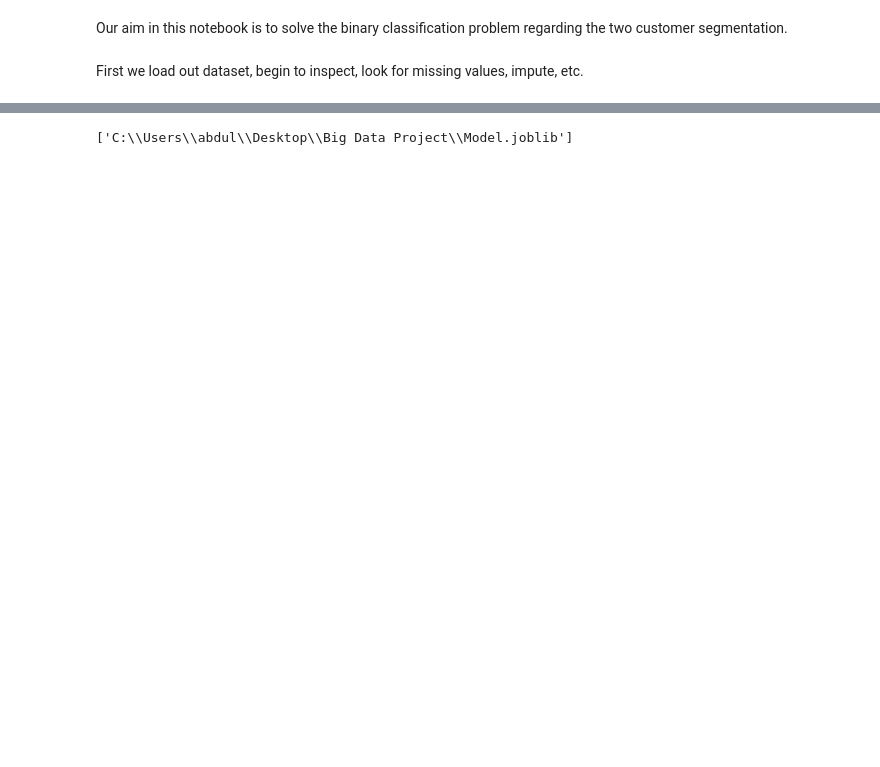
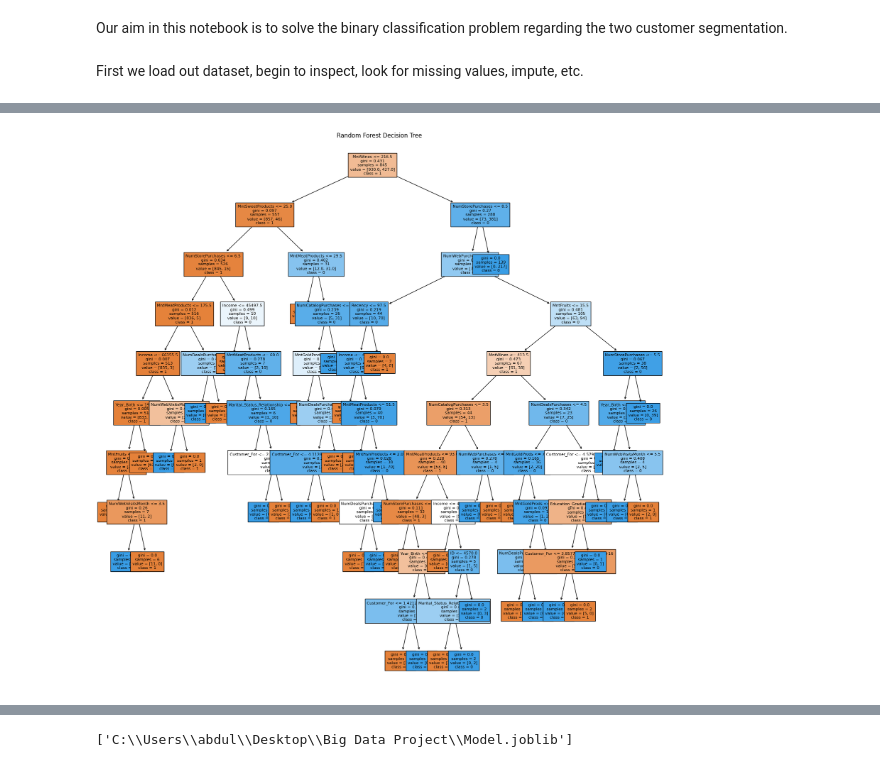
Before and after one commit to COMP3610-Group-H/Customer-Segmentation, a Jupyter notebook: Segment Classification.ipynb, the cells around one changed output, grey strips where cells are left out. Drawn from its saved outputs; the diff is of its cells as text; code cells hidden in the pictures; blank space fills up the shorter version.

```diff
--- a/Segment Classification.ipynb
+++ b/Segment Classification.ipynb
@@ -234,0 +279,14 @@ for i in range(3):
+# %%
+# K Nearest Neighbor (K-NN)
+knn_model = KNeighborsClassifier()
+knn_model.fit(X_train, y_train)
+y_pred_knn = knn_model.predict(X_test)
+accuracy_knn = accuracy_score(y_test, y_pred_knn)
+precision_knn = precision_score(y_test, y_pred_knn)
+recall_knn = recall_score(y_test, y_pred_knn)
+f1_knn = f1_score(y_test, y_pred_knn)
+print("K-Nearest Neighbors:")
+print("Accuracy:", accuracy_knn)
+print("Precision:", precision_knn)
+print("Recall:", recall_knn)
+print("F1-score:", f1_knn)
@@ -234,0 +390,12 @@ for i in range(3):
+# %%
+# Random Forest Classifier
+rf = RandomForestClassifier()
+rf.fit(X_train, y_train)
+fig, ax = plt.subplots(figsize=(20, 20))
+plot_tree(rf.estimators_[0], feature_names=X_train.columns, class_names=[str(c) for c in y_train.unique()], filled=True, fontsize=8)
+plt.title("Random Forest Decision Tree")
+plt.xlabel("Features")
+plt.ylabel("Classes")
+plt.show()
+# %% [output]
+[figure, added]
```
Also changed, not shown: parts of 25 cells of this notebook.
